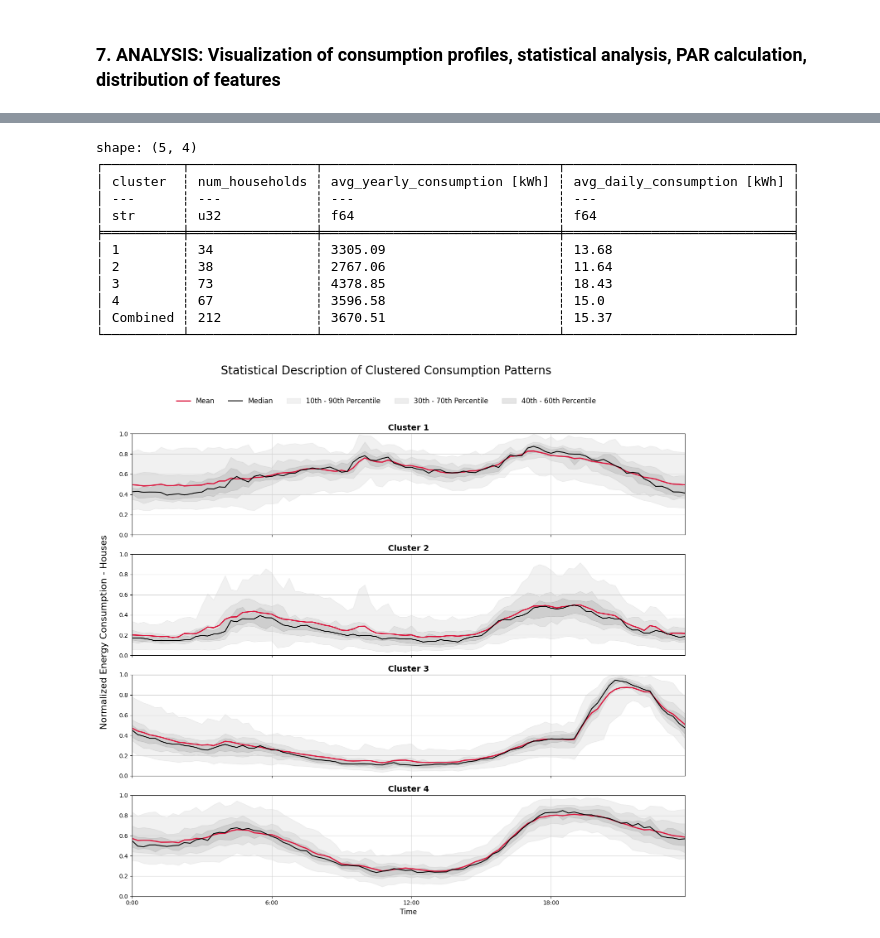
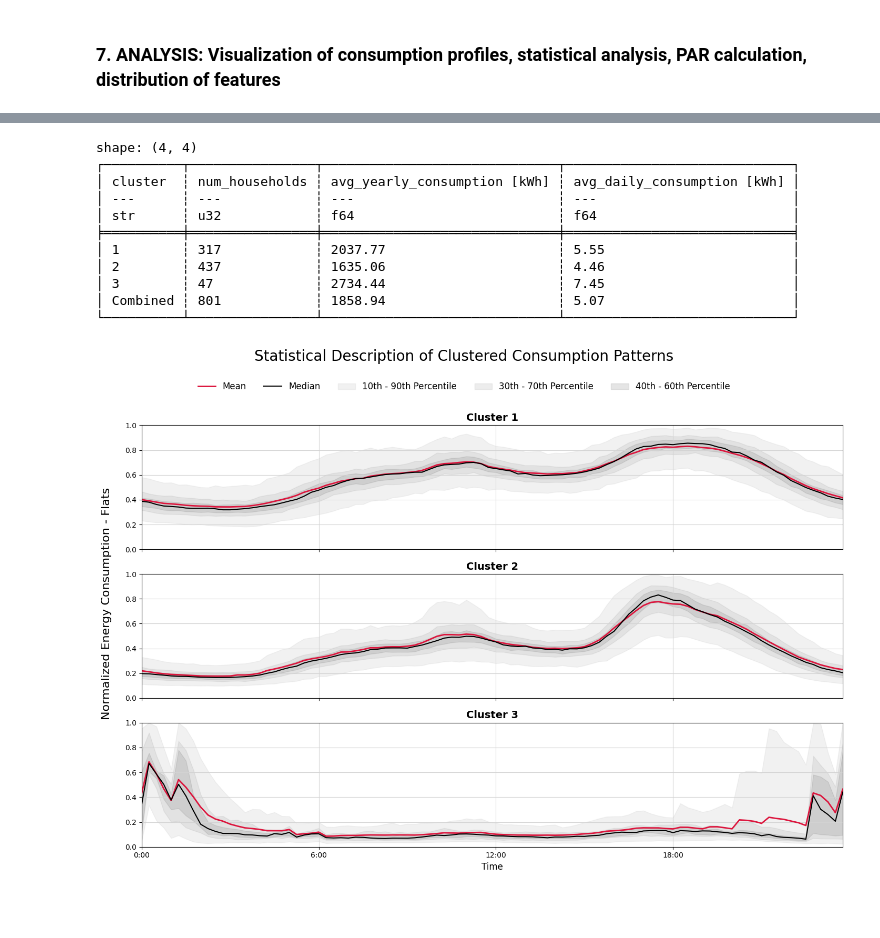
Before and after one commit to jasigrist/Customer_Segmentation_Lantern, a Jupyter notebook: KMeans/KMeans_Clustering.ipynb, the cells around one changed output, grey strips where cells are left out. Drawn from its saved outputs; the diff is of its cells as text; code cells hidden in the pictures; blank space fills up the shorter version.

```diff
--- a/KMeans/KMeans_Clustering.ipynb
+++ b/KMeans/KMeans_Clustering.ipynb
@@ -34,11 +40,11 @@ sys.path.insert(0, project_root)
 # %% [markdown]
 ### 1. CONFIGURATION: Dataset selection and hyperparameters
 # %%
-# Defines analysis scope: SWW/GroupE datasets, building types, clusters
+# Define analysis scope: SWW/GroupE datasets, building types, clusters
 
-dataset = "GroupE"  # Options: "SWW", "GroupE"
-building_type = "house" # "flat", "house", "all"
-number_of_clusters = 4  # Optimal k from silhouette analysis
+dataset = "SWW"  # Options: "SWW", "GroupE"
+building_type = "flat" # "flat", "house", "all"
+number_of_clusters = 3  # Optimal k from silhouette analysis
 
 print(f"Dataset: {dataset}, Building: {building_type}, k={number_of_clusters}")
 # %% [output]
@@ -200,8 +209,8 @@ Name: 199, dtype: object
 # %%
 # KMeans clustering with optimized parameters
 
-max_iterations =200
-n_init = 3
+max_iterations = 300 # from hyperparameter optimization
+n_init = 3 # from hyperparameter optimization
 
 kmeans = TimeSeriesKMeans(n_clusters=number_of_clusters, max_iter=max_iterations, verbose=False, random_state=42,n_init=n_init, n_jobs=-1)
 clusters_train = kmeans.fit_predict(train_data)
@@ -268,9 +280,9 @@ plt.show()
 # %%
 # Cluster summary statistics
 
-alle_mittelwerte_df = pl.read_csv(f"{project_root}/DATA/{dataset}/dataset_summary_stats.csv")
+dataset_summary_stats_df = pl.read_csv(f"{project_root}/DATA/{dataset}/dataset_summary_stats.csv")
 
-alle_mittelwerte_df = alle_mittelwerte_df.with_columns(
+dataset_summary_stats_df = dataset_summary_stats_df.with_columns(
     pl.col("file_id")
       .cast(pl.Utf8)
       .str.strip_chars()
@@ -279,7 +291,7 @@ alle_mittelwerte_df = alle_mittelwerte_df.with_columns(
 )
 
 result_df = result_df.join(
-    alle_mittelwerte_df.select([
+    dataset_summary_stats_df.select([
         "resident_id",
         "bruttolastgang_kwh_sum",
         "average_daily_consumption"
@@ -320,41 +332,40 @@ summary_row = summary_row.with_columns([
     pl.col("num_households").cast(cluster_summary["num_households"].dtype)
 ])
 
-# Concatenate now that dtypes match
+# Concatenate the summary row to the cluster summary
 final_summary = pl.concat([cluster_summary, summary_row])
 
 print(final_summary)
 # %% [output]
-shape: (5, 4)
+shape: (4, 4)
 ┌──────────┬────────────────┬──────────────────────────────┬─────────────────────────────┐
 │ cluster  ┆ num_households ┆ avg_yearly_consumption [kWh] ┆ avg_daily_consumption [kWh] │
 │ ---      ┆ ---            ┆ ---                          ┆ ---                         │
 │ str      ┆ u32            ┆ f64                          ┆ f64                         │
 ╞══════════╪════════════════╪══════════════════════════════╪═════════════════════════════╡
-│ 1        ┆ 34             ┆ 3305.09                      ┆ 13.68                       │
-│ 2        ┆ 38             ┆ 2767.06                      ┆ 11.64                       │
-│ 3        ┆ 73             ┆ 4378.85                      ┆ 18.43                       │
-│ 4        ┆ 67             ┆ 3596.58                      ┆ 15.0                        │
-│ Combined ┆ 212            ┆ 3670.51                      ┆ 15.37                       │
+│ 1        ┆ 317            ┆ 2037.77                      ┆ 5.55                        │
+│ 2        ┆ 437            ┆ 1635.06                      ┆ 4.46                        │
+│ 3        ┆ 47             ┆ 2734.44                      ┆ 7.45                        │
+│ Combined ┆ 801            ┆ 1858.94                      ┆ 5.07                        │
 └──────────┴────────────────┴──────────────────────────────┴─────────────────────────────┘
 # %%
-# Plot cluster percentiles
+# Plot cluster percentiles for each cluster
 
-clusters_train = clusters_train + 1  # Shift cluster labels to start from 1
+clusters_train_stat = clusters_train + 1  # Shift cluster labels to start from 1
 
 for i in range(number_of_clusters):
 
     i = i+1
     # Select samples for the current cluster
-    cluster_data = train_data[clusters_train == i]
+    cluster_data = train_data[clusters_train_stat == i]
 
     if cluster_data.shape[0] == 0:
         print(f"Warning: cluster {i} is empty, skipping.")
         continue  # Skip this cluster
 
-plot_cluster_percentiles(project_root, train_data,clusters_train,number_of_clusters, building_type, dataset, 'kMeans', 'all_features')
+plot_cluster_percentiles(project_root, train_data,clusters_train_stat,number_of_clusters, building_type, dataset, 'kMeans', 'all_features')
 # %% [output]
-[figure, old version]
+[figure, new version]
 # %%
 # Plot Mean Patterns and Peak-to-Average Ratios (PAR)
 
```
Also changed, not shown: parts of 9 cells of this notebook, 10 other files.
